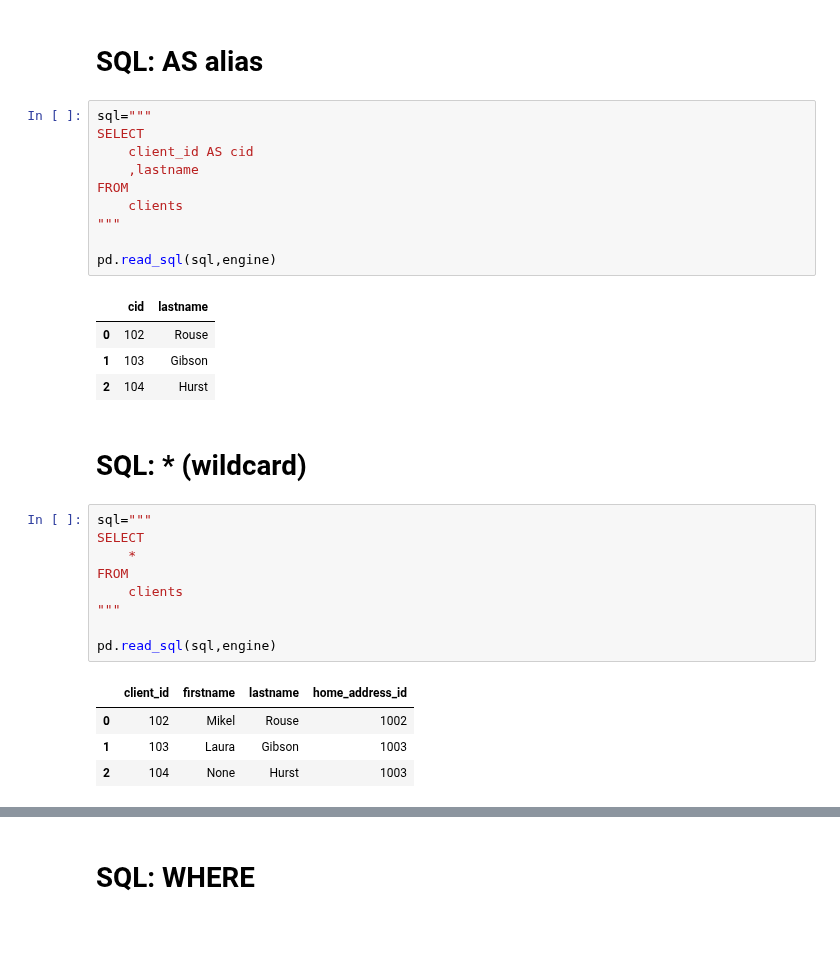
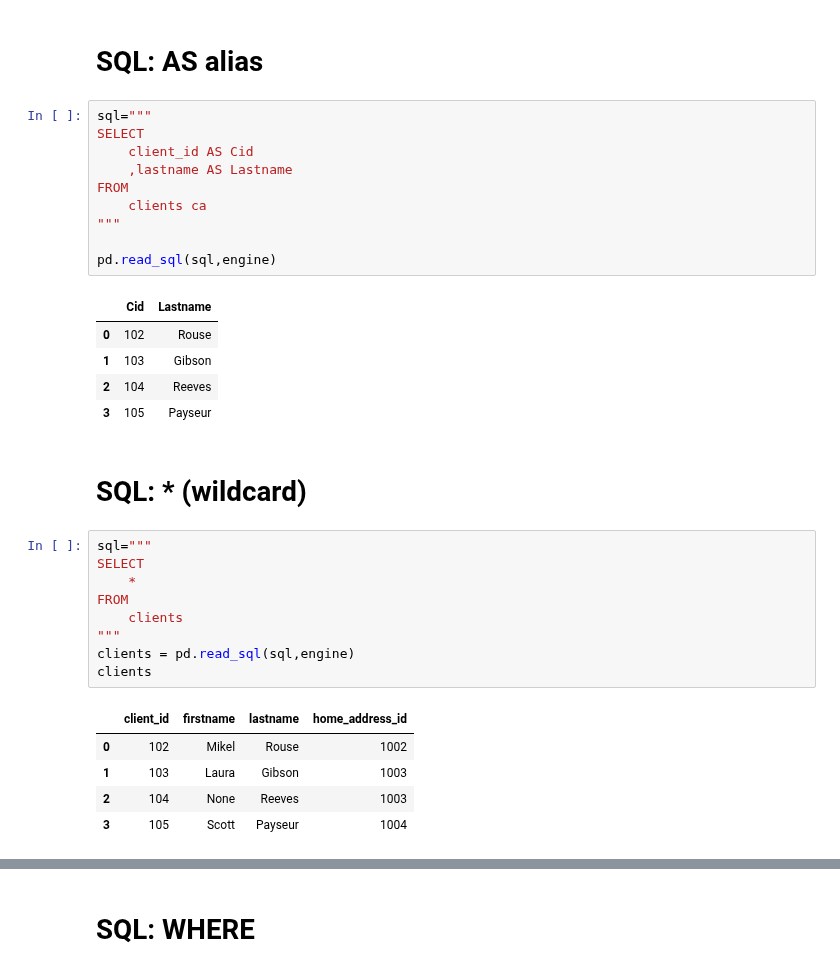
Before and after one commit to xguo7013/eods-f20, a Jupyter notebook: notebooks/eods-week12-timeseries-dataprocessing-delivery-and-databases.ipynb, the cells around one changed output, grey strips where cells are left out. Saved outputs shown, nothing was run; the diff lists cells and outputs as text; blank space fills up the shorter version.

```diff
--- a/notebooks/eods-week12-timeseries-dataprocessing-delivery-and-databases.ipynb
+++ b/notebooks/eods-week12-timeseries-dataprocessing-delivery-and-databases.ipynb
@@ -1098,18 +1097,19 @@ pd.read_sql(sql,engine)
 # %%
 sql="""
 SELECT
-    client_id AS cid
-    ,lastname
+    client_id AS Cid
+    ,lastname AS Lastname
 FROM
-    clients
+    clients ca
 """
 
 pd.read_sql(sql,engine)
 # %% [output]
-|  | cid | lastname |
+|  | Cid | Lastname |
 | 0 | 102 | Rouse |
 | 1 | 103 | Gibson |
-| 2 | 104 | Hurst |
+| 2 | 104 | Reeves |
+| 3 | 105 | Payseur |
 # %% [markdown]
 # SQL: * (wildcard)
 # %%
@@ -1119,10 +1119,11 @@ SELECT
 FROM
     clients
 """
-
-pd.read_sql(sql,engine)
+clients = pd.read_sql(sql,engine)
+clients
 # %% [output]
 |  | client_id | firstname | lastname | home_address_id |
 | 0 | 102 | Mikel | Rouse | 1002 |
 | 1 | 103 | Laura | Gibson | 1003 |
-| 2 | 104 | None | Hurst | 1003 |
+| 2 | 104 | None | Reeves | 1003 |
+| 3 | 105 | Scott | Payseur | 1004 |
```
Also changed, not shown: parts of 51 cells of this notebook, 9 other files.
